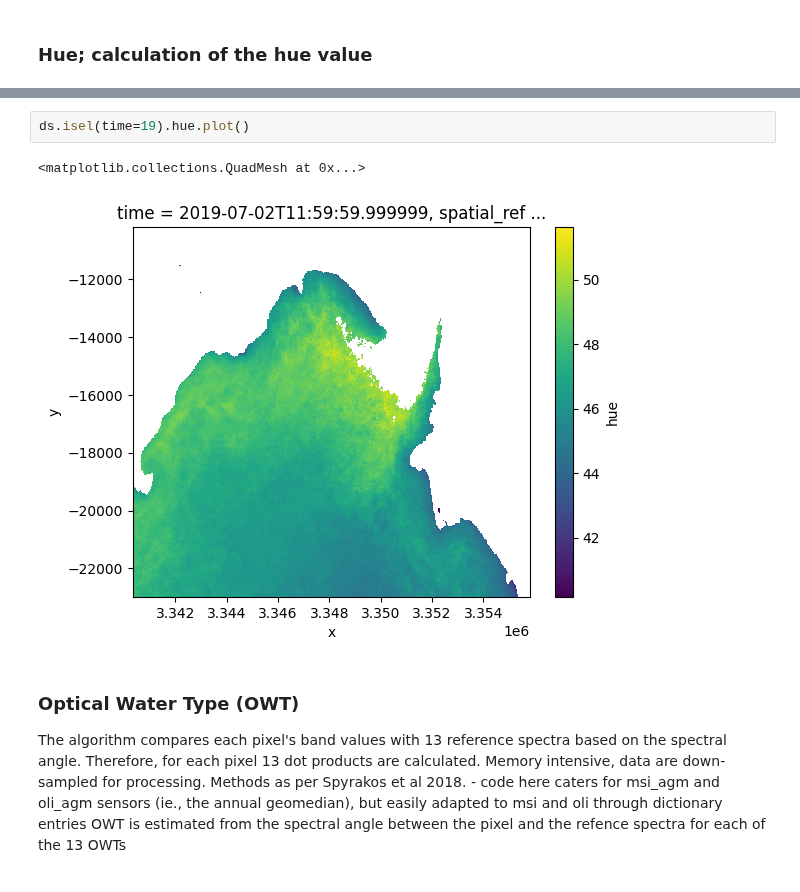
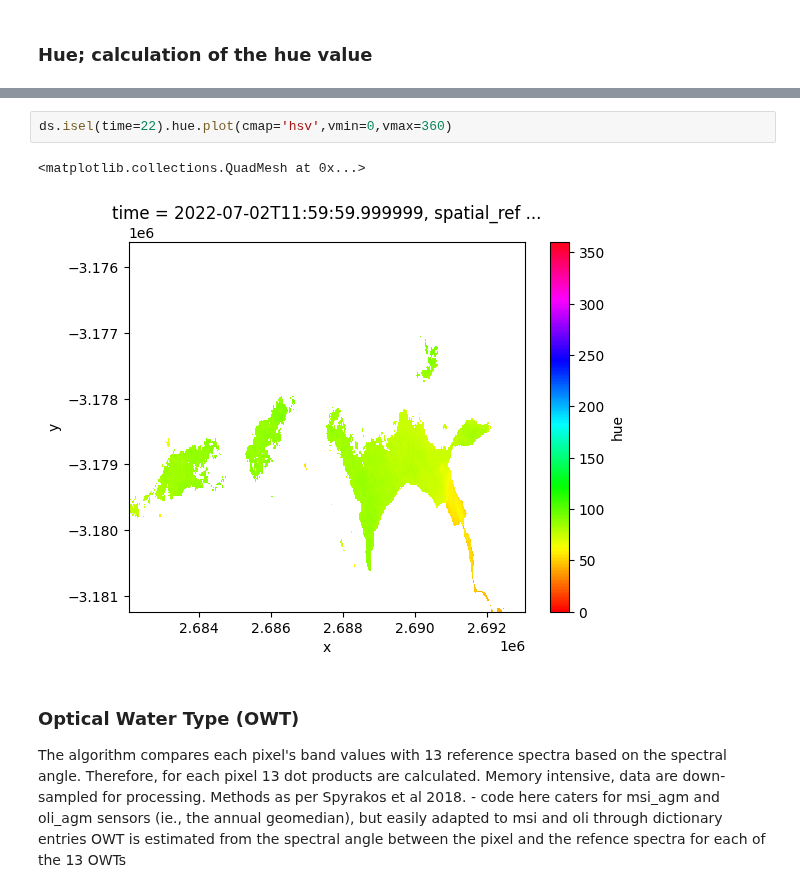
Before and after one commit to vikineema/deafrica_water_quality, a Jupyter notebook: WP1.2/WQ package 1.2.ipynb, the cells around one changed output, grey strips where cells are left out. Cells and saved outputs as stored; diff of their text form.

```diff
--- a/WP1.2/WQ package 1.2.ipynb
+++ b/WP1.2/WQ package 1.2.ipynb
@@ -419,8 +284,8 @@ Average Hue values post-ajustment : [ nan  nan  nan  nan  nan  nan  nan  nan  na
 # %%
-ds.isel(time=19).hue.plot()
+ds.isel(time=22).hue.plot(cmap='hsv',vmin=0,vmax=360)
 # %% [output]
 <matplotlib.collections.QuadMesh at 0x...>
-[figure, old version]
+[figure, new version]
 # %% [markdown]
 ### Optical Water Type (OWT)
 The algorithm compares each pixel's band values with 13 reference spectra based on the spectral angle. Therefore, for each pixel 13 dot products are calculated.
```
Also changed, not shown: parts of 11 cells of this notebook.
